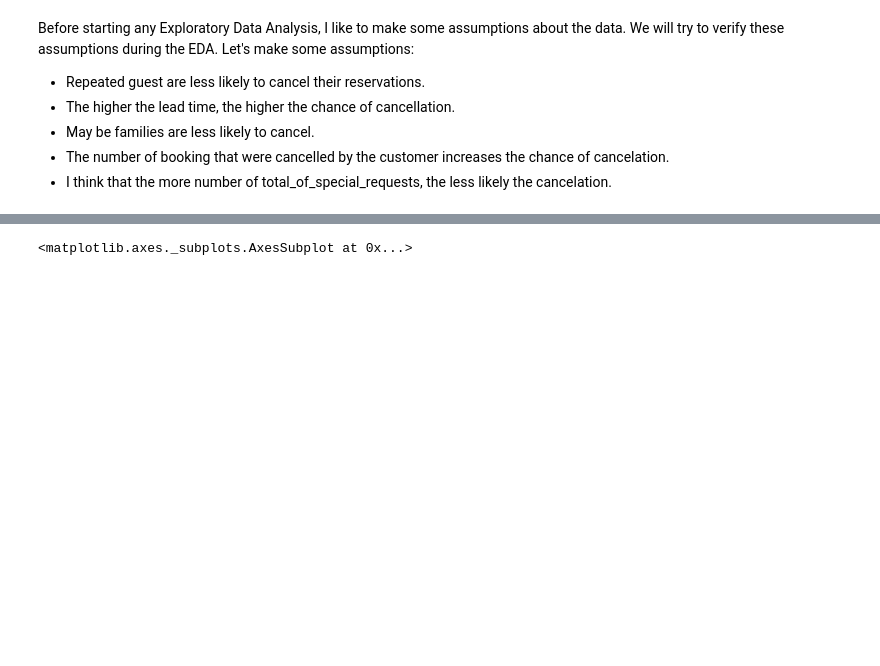
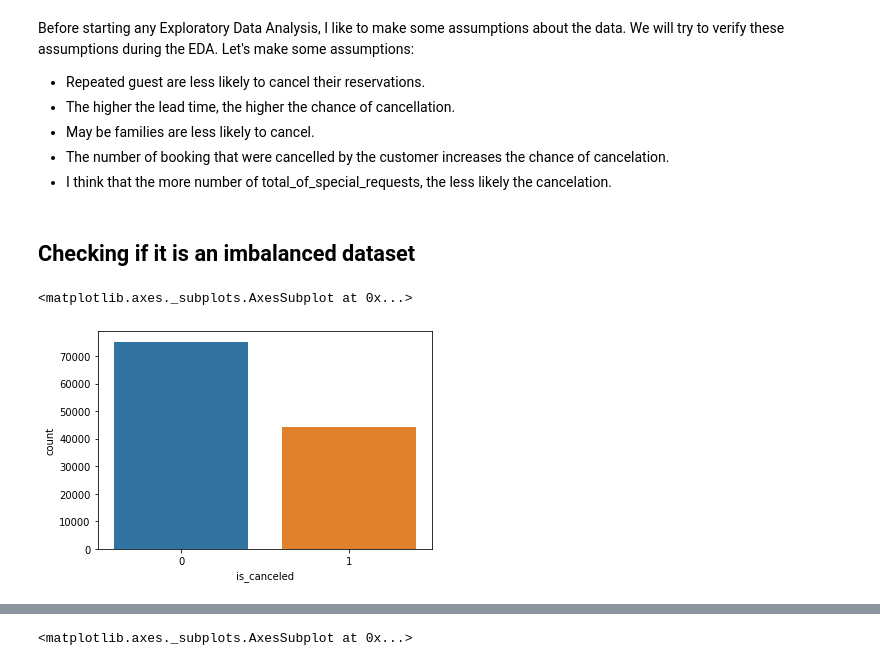
Before and after one commit to gaetanlop/Hotel_Booking_Cancelation, a Jupyter notebook: Machine Learning notebooks/EDA.ipynb, the cells around one changed output, grey strips where cells are left out. Saved outputs shown, nothing was run; the diff lists cells and outputs as text; code cells hidden in the pictures; blank space fills up the shorter version.

```diff
--- a/Machine Learning notebooks/EDA.ipynb
+++ b/Machine Learning notebooks/EDA.ipynb
@@ -141,3 +140,10 @@ Before starting any Exploratory Data Analysis, I like to make some assumptions a
 * May be families are less likely to cancel.
 * The number of booking that were cancelled by the customer increases the chance of cancelation.
 * I think that the more number of total_of_special_requests, the less likely the cancelation.
+# %% [markdown]
+## Checking if it is an imbalanced dataset
+# %%
+sns.countplot(x='is_canceled',data=df1)
+# %% [output]
+<matplotlib.axes._subplots.AxesSubplot at 0x...>
+[figure, added]
```
Also changed, not shown: parts of 8 cells of this notebook, 5 other files.
